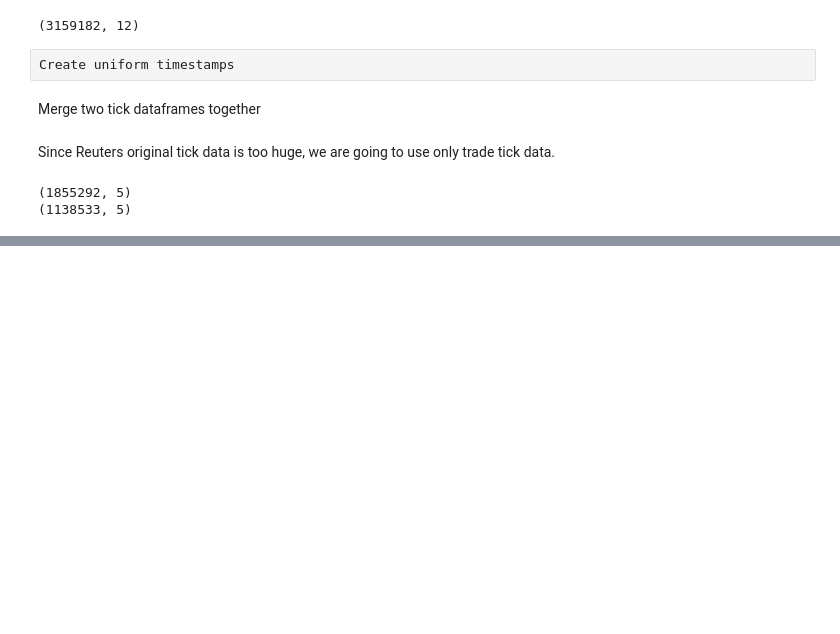
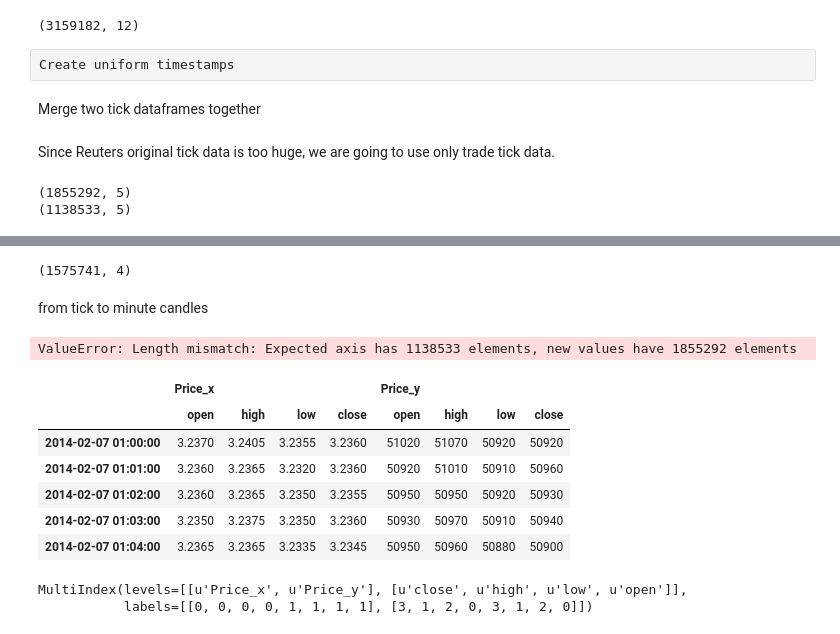
Before and after one commit to ericwang1229/copper_arb, a Jupyter notebook: Stat Arbitrage between Coppers.ipynb, the cells around one changed output, grey strips where cells are left out. Saved outputs shown, nothing was run; the diff lists cells and outputs as text; code cells hidden in the pictures; blank space fills up the shorter version.

```diff
--- a/Stat Arbitrage between Coppers.ipynb
+++ b/Stat Arbitrage between Coppers.ipynb
@@ -73,0 +116,40 @@ total_px = pd.merge(total_px, total_copy)
+# %%
+total_px_merged2.shape
+# %% [output]
+(1575741, 4)
+# %% [markdown]
+from tick to minute candles
+# %%
+hg_trades = pd.read_csv(r"C:\Copper\git\HG ##-##.Last.txt", names=["DatetimeStr", "Price", "Qty"], delimiter=";", parse_dates=True)
+hg_trades["Datetime"] = pd.to_datetime(hg_trades["DatetimeStr"],"%Y%m%d %H%M%S")
+hg_trades2 = hg_trades.set_index(pd.DatetimeIndex(hg_trades["Datetime"]))
+hg_trades2 = hg_trades2.drop(["Qty", "DatetimeStr", "Datetime"],1)
+hg_candles = hg_trades2.resample("Min",how="ohlc")
+scf_trades = pd.read_csv(r"C:\Copper\git\SCF ##-##.Last.txt", names=["DatetimeStr", "Price", "Qty"], delimiter=";", parse_dates=True)
+scf_trades["Datetime"] = pd.to_datetime(scf_trades["DatetimeStr"],"%Y%m%d %H%M%S")
+scf_trades2 = scf_trades.set_index(pd.DatetimeIndex(scf_trades["Datetime"]))
+scf_trades2 = scf_trades2.drop(["Qty", "DatetimeStr", "Datetime"],1)
+scf_candles = scf_trades2.resample("Min",how="ohlc")
+candles = pd.merge(hg_candles, scf_candles, left_index=True, right_index=True)
+candles.head()
+# %% [output]
+ValueError: Length mismatch: Expected axis has 1138533 elements, new values have 1855292 elements
+# %%
+scf_trades2 = scf_trades.set_index(pd.DatetimeIndex(scf_trades["Datetime"]))
+scf_trades2 = scf_trades2.drop(["Qty", "DatetimeStr", "Datetime"],1)
+scf_candles = scf_trades2.resample("Min",how="ohlc")
+candles = pd.merge(hg_candles, scf_candles, left_index=True, right_index=True)
+candles.head()
+# %% [output]
+|  | Price_x |  |  |  | Price_y |  |  |  |
+|  | open | high | low | close | open | high | low | close |
+| 2014-02-07 01:00:00 | 3.2370 | 3.2405 | 3.2355 | 3.2360 | 51020 | 51070 | 50920 | 50920 |
+| 2014-02-07 01:01:00 | 3.2360 | 3.2365 | 3.2320 | 3.2360 | 50920 | 51010 | 50910 | 50960 |
+| 2014-02-07 01:02:00 | 3.2360 | 3.2365 | 3.2350 | 3.2355 | 50950 | 50950 | 50920 | 50930 |
+| 2014-02-07 01:03:00 | 3.2350 | 3.2375 | 3.2350 | 3.2360 | 50930 | 50970 | 50910 | 50940 |
+| 2014-02-07 01:04:00 | 3.2365 | 3.2365 | 3.2335 | 3.2345 | 50950 | 50960 | 50880 | 50900 |
+# %%
+candles.columns
+# %% [output]
+MultiIndex(levels=[[u'Price_x', u'Price_y'], [u'close', u'high', u'low', u'open']],
+           labels=[[0, 0, 0, 0, 1, 1, 1, 1], [3, 1, 2, 0, 3, 1, 2, 0]])
```
Also changed, not shown: parts of 20 cells of this notebook, 1 other file.
